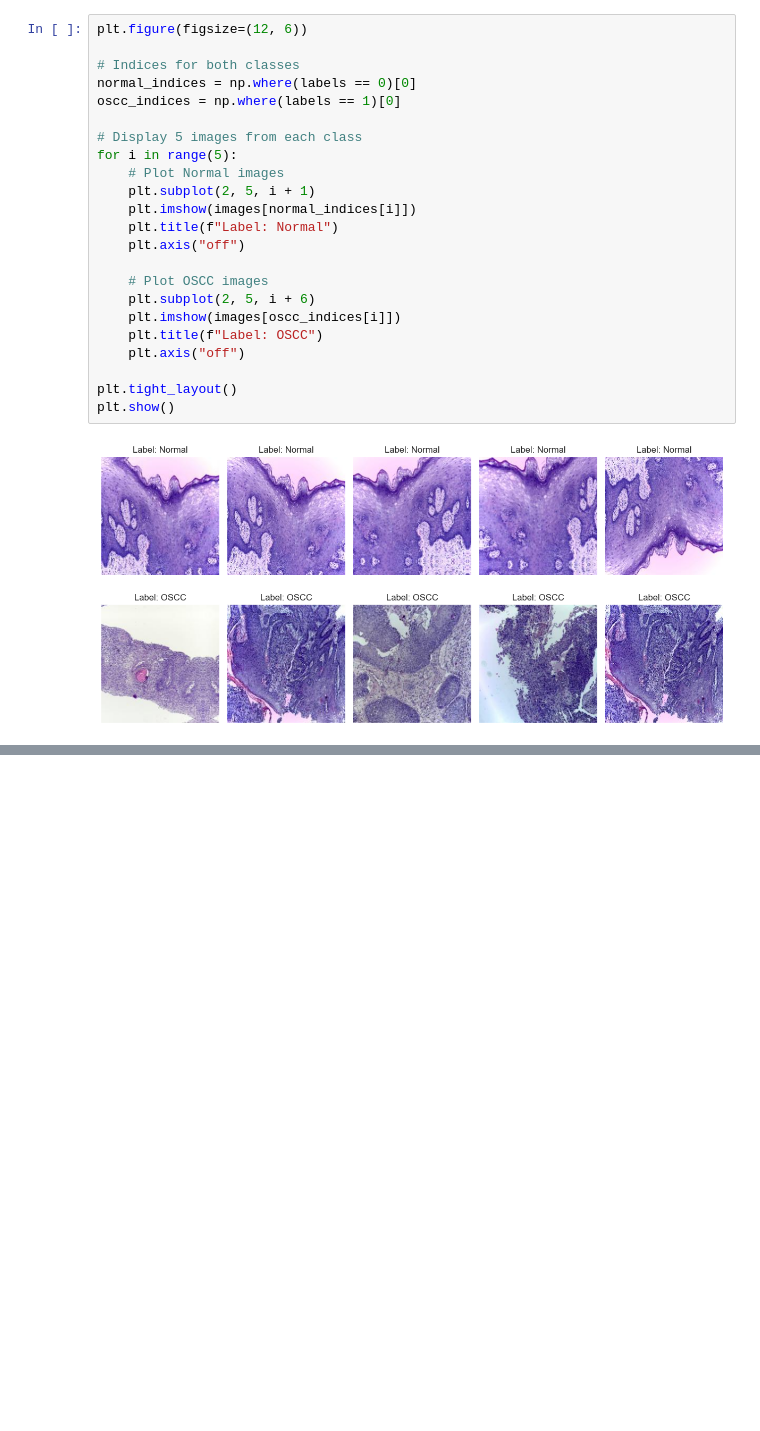
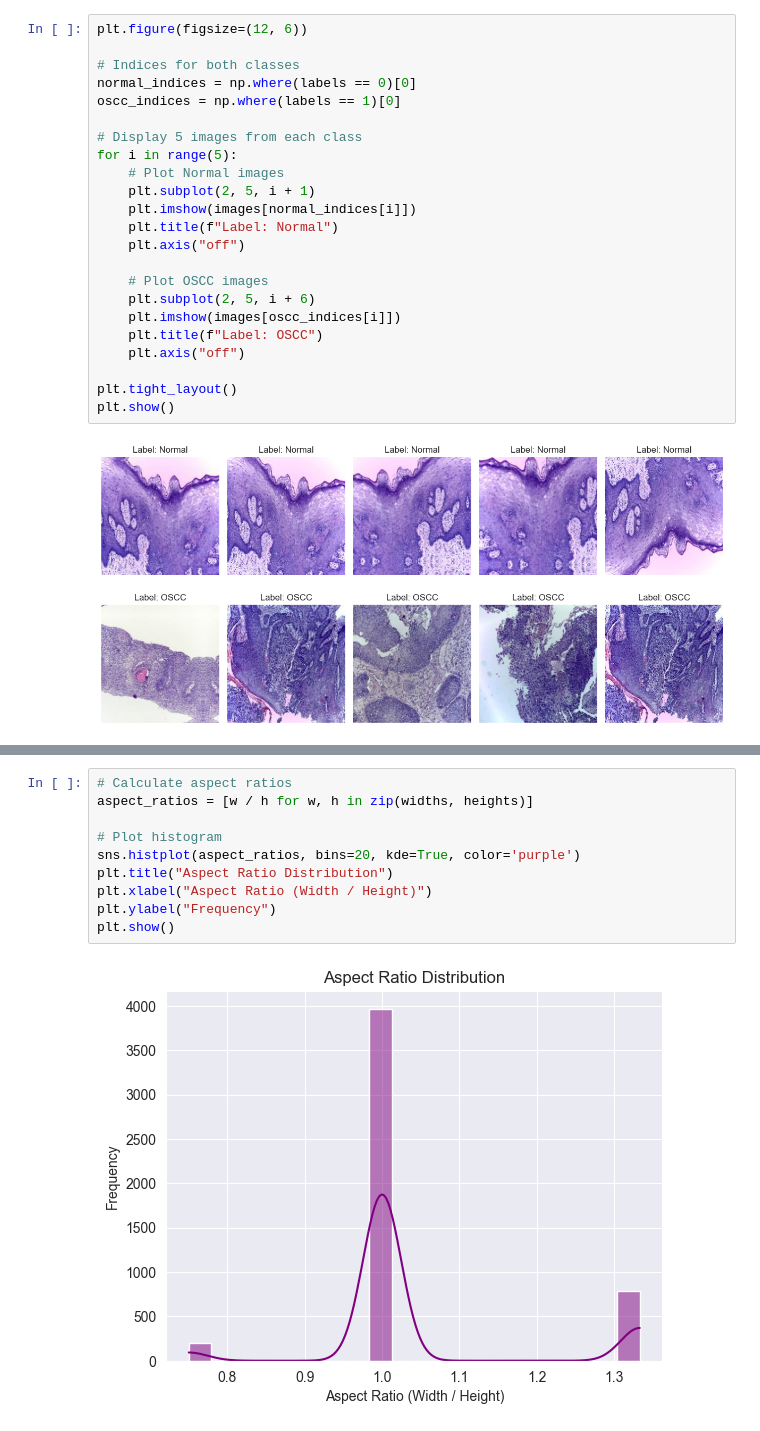
Before and after one commit to yashkk07/Oral-Cancer-Detection, a Jupyter notebook: oralcancer.ipynb, the cells around one changed output, grey strips where cells are left out. Cells and saved outputs as stored; diff of their text form; blank space fills up the shorter version.

```diff
--- a/oralcancer.ipynb
+++ b/oralcancer.ipynb
@@ -112,0 +136,12 @@ plt.show()
+# %%
+# Calculate aspect ratios
+aspect_ratios = [w / h for w, h in zip(widths, heights)]
+
+# Plot histogram
+sns.histplot(aspect_ratios, bins=20, kde=True, color='purple')
+plt.title("Aspect Ratio Distribution")
+plt.xlabel("Aspect Ratio (Width / Height)")
+plt.ylabel("Frequency")
+plt.show()
+# %% [output]
+[figure, added]
```
Also changed, not shown: parts of 12 cells of this notebook.
